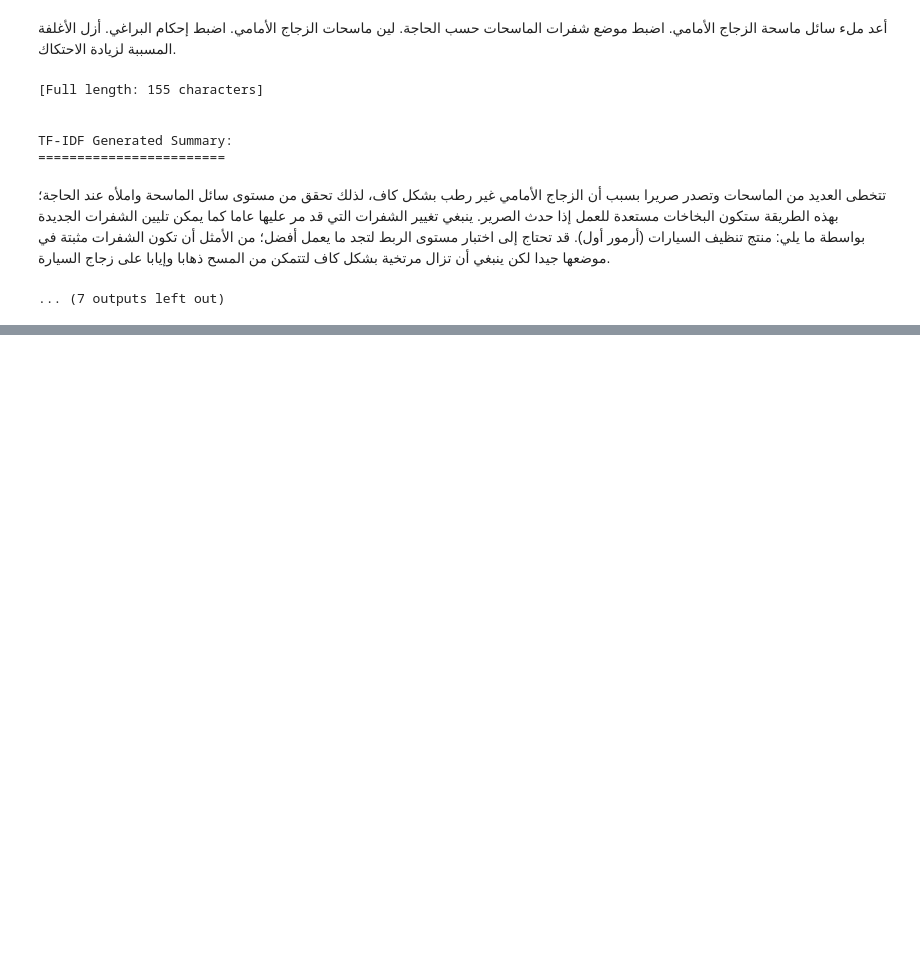
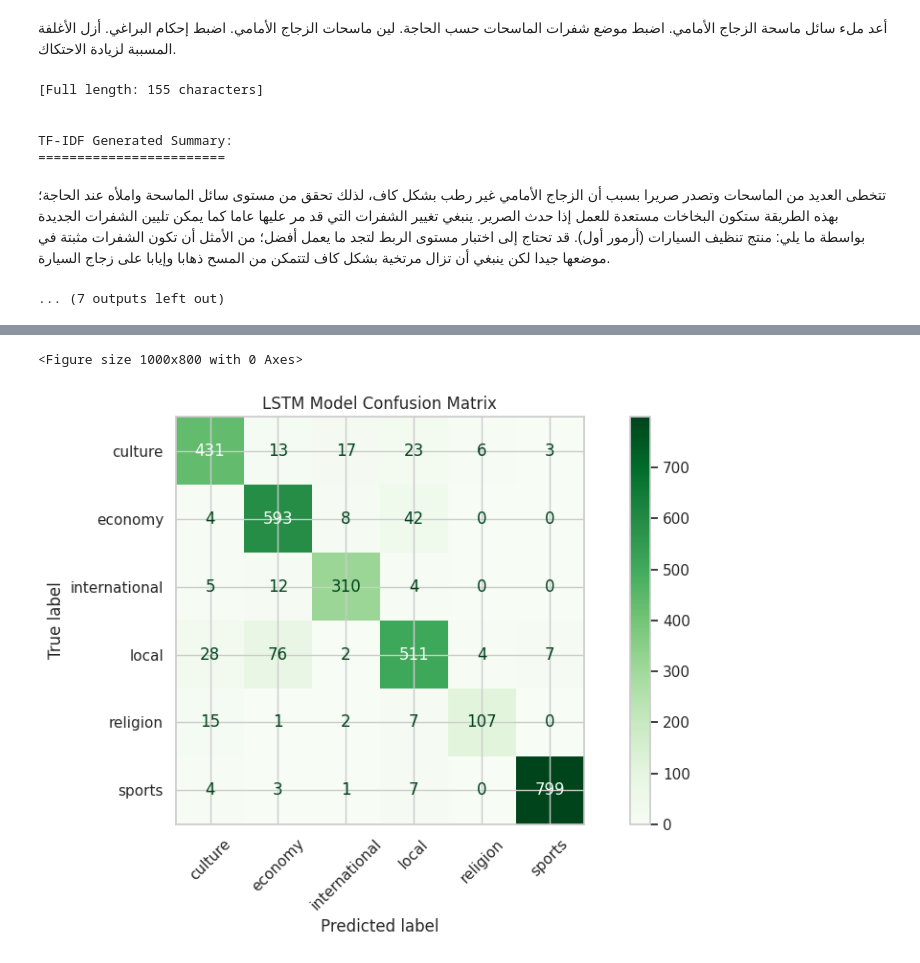
Before and after one commit to mabosaimi/arabic-kalimat-nlp, a Jupyter notebook: arabic_nlp_project.ipynb, the cells around one changed output, grey strips where cells are left out. Drawn from its saved outputs; the diff is of its cells as text; code cells hidden in the pictures; blank space fills up the shorter version.

```diff
--- a/arabic_nlp_project.ipynb
+++ b/arabic_nlp_project.ipynb
@@ -968,0 +1353,24 @@ TF-IDF Generated Summary:
+# %%
+def compute_bert_metrics(eval_pred):
+    predictions, labels = eval_pred
+    predictions = np.argmax(predictions, axis=1)
+
+    accuracy = (predictions == labels).mean()
+
+    report = classification_report(
+        labels,
+        predictions,
+        target_names=[label_mapping[i] for i in range(len(label_mapping))],
+        output_dict=True,
+        zero_division=0,
+    )
+
+    return {
+        "accuracy": accuracy,
+        "f1": report["weighted avg"]["f1-score"],
+        "precision": report["weighted avg"]["precision"],
+        "recall": report["weighted avg"]["recall"],
+    }
+
+
+label_mapping = {i: label for i, label in enumerate(label_encoder.classes_)}
@@ -968,0 +1462,12 @@ TF-IDF Generated Summary:
+# %%
+cm_lstm = confusion_matrix(lstm_true, lstm_preds)
+disp_lstm = ConfusionMatrixDisplay(confusion_matrix=cm_lstm, display_labels=labels)
+
+plt.figure(figsize=(10, 8))
+disp_lstm.plot(cmap="Greens", xticks_rotation=45)
+plt.title("LSTM Model Confusion Matrix")
+plt.tight_layout()
+plt.show()
+# %% [output]
+<Figure size 1000x800 with 0 Axes>
+[figure, added]
```
Also changed, not shown: parts of 64 cells of this notebook.
